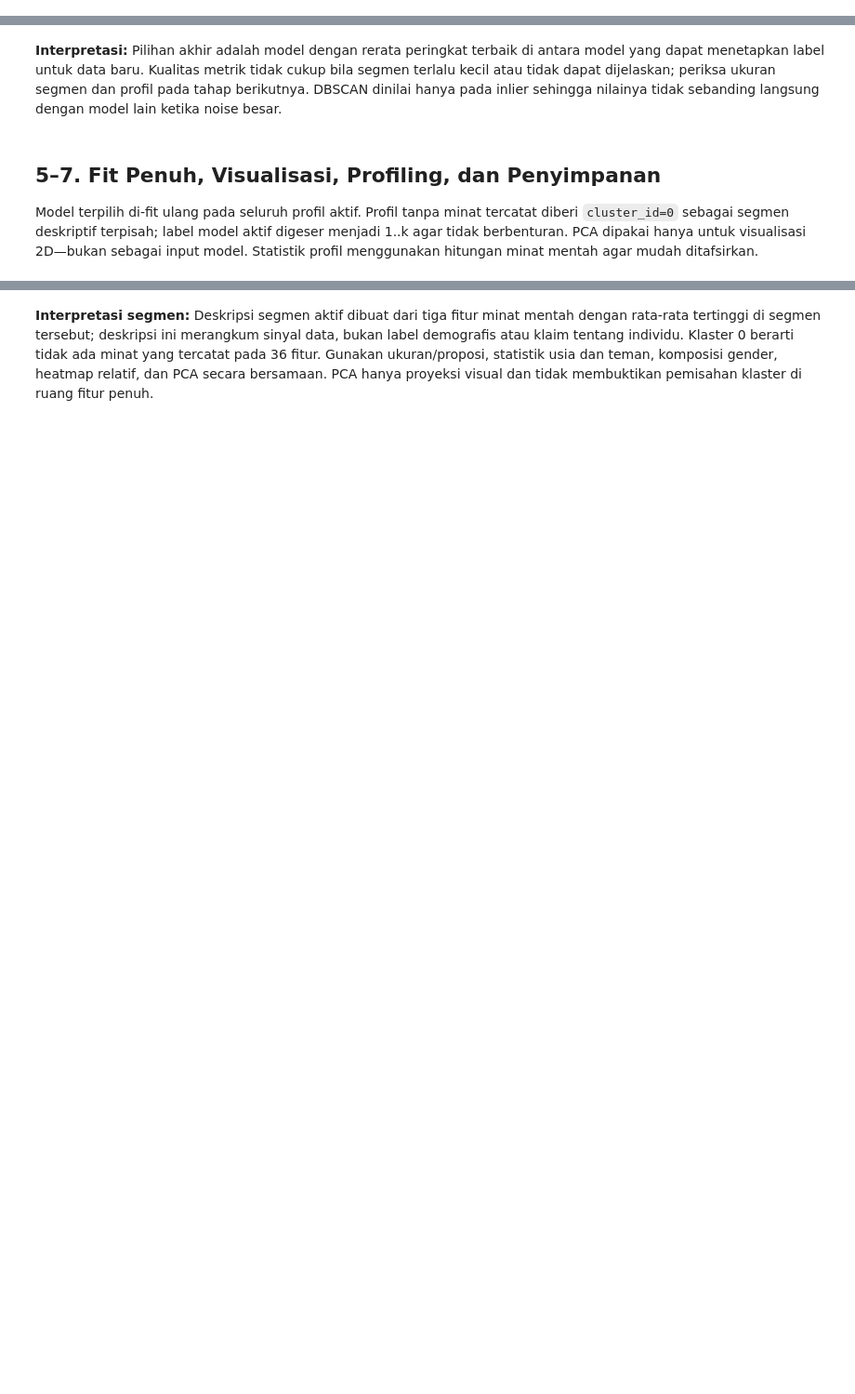
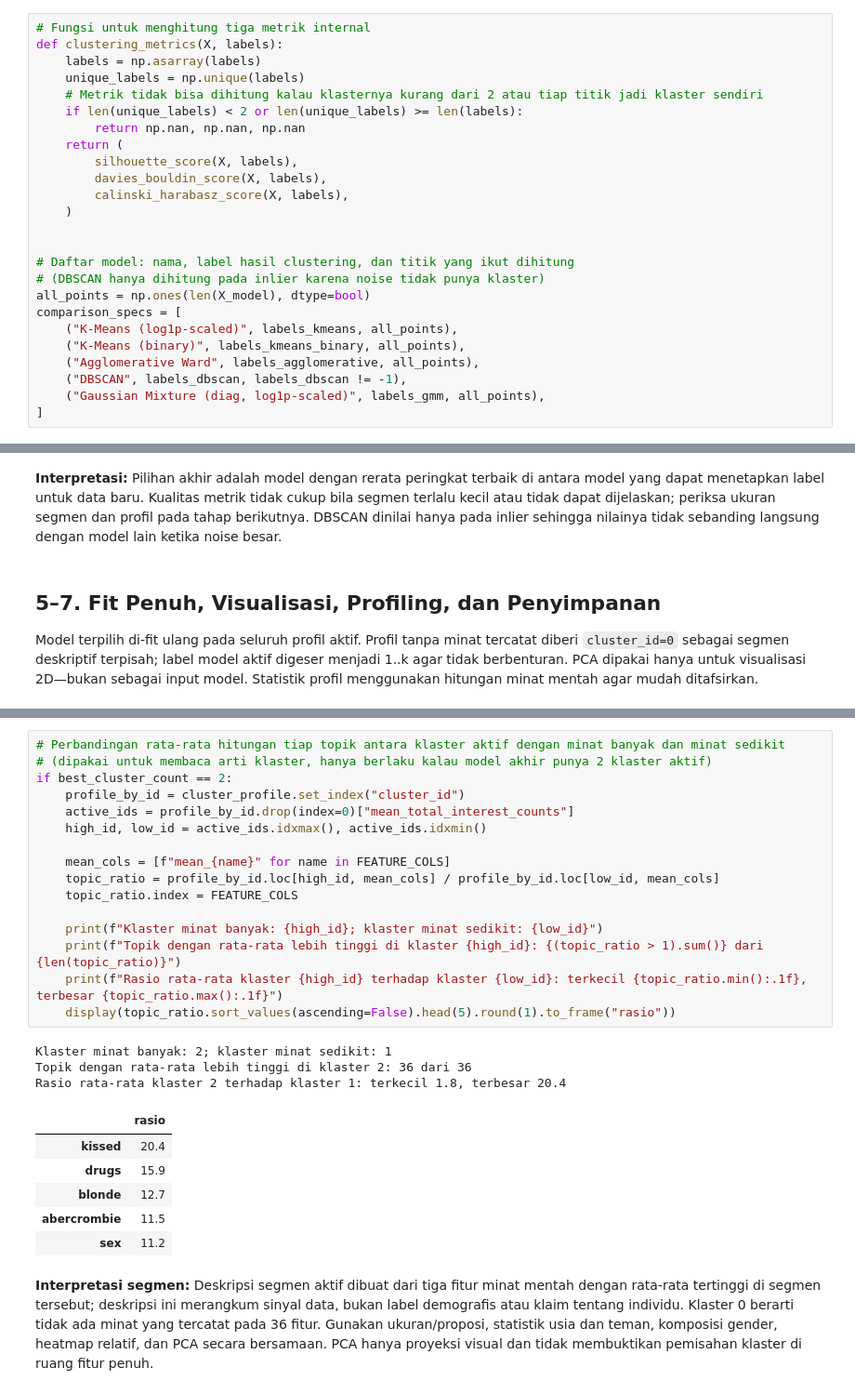
Before and after one commit to Michaelatj/Student-Social-Profile-Segmentation-Using-Clustering, a Jupyter notebook: notebooks/model_development.ipynb, the cells around one changed output, grey strips where cells are left out. Shown at 93% size. Saved outputs shown, nothing was run; the diff lists cells and outputs as text; blank space fills up the shorter version.

```diff
--- a/notebooks/model_development.ipynb
+++ b/notebooks/model_development.ipynb
@@ -240,4 +307,29 @@ Label DBSCAN: {-1: 2296, 0: 16, 1: 11, 2: 12, 3: 59, 4: 12, 5: 16, 6: 26, 7: 11,
 ## 4. Evaluasi dan Pemilihan Model
 
 Metrik dihitung pada hasil fit di sampel pembanding: Silhouette dan Calinski–Harabasz lebih tinggi umumnya lebih baik, Davies–Bouldin lebih rendah lebih baik. Baris DBSCAN dievaluasi hanya pada inlier dan menyertakan coverage/noise agar keterbatasan tersebut terlihat. Untuk pemilihan model yang akan memberi label ke seluruh data, K-Means dan GMM dirangking dari ketiga metrik; Agglomerative dan DBSCAN tetap menjadi pembanding eksploratif.
+# %%
+# Fungsi untuk menghitung tiga metrik internal
+def clustering_metrics(X, labels):
+    labels = np.asarray(labels)
+    unique_labels = np.unique(labels)
+    # Metrik tidak bisa dihitung kalau klasternya kurang dari 2 atau tiap titik jadi klaster sendiri
+    if len(unique_labels) < 2 or len(unique_labels) >= len(labels):
+        return np.nan, np.nan, np.nan
+    return (
+        silhouette_score(X, labels),
+        davies_bouldin_score(X, labels),
+        calinski_harabasz_score(X, labels),
+    )
+
+
+# Daftar model: nama, label hasil clustering, dan titik yang ikut dihitung
+# (DBSCAN hanya dihitung pada inlier karena noise tidak punya klaster)
+all_points = np.ones(len(X_model), dtype=bool)
+comparison_specs = [
+    ("K-Means (log1p-scaled)", labels_kmeans, all_points),
+    ("K-Means (binary)", labels_kmeans_binary, all_points),
+    ("Agglomerative Ward", labels_agglomerative, all_points),
+    ("DBSCAN", labels_dbscan, labels_dbscan != -1),
+    ("Gaussian Mixture (diag, log1p-scaled)", labels_gmm, all_points),
+]
 # %%
@@ -464,2 +577,28 @@ Ukuran klaster: {0: 1238, 1: 11523, 2: 2239}
+# %%
+# Perbandingan rata-rata hitungan tiap topik antara klaster aktif dengan minat banyak dan minat sedikit
+# (dipakai untuk membaca arti klaster, hanya berlaku kalau model akhir punya 2 klaster aktif)
+if best_cluster_count == 2:
+    profile_by_id = cluster_profile.set_index("cluster_id")
+    active_ids = profile_by_id.drop(index=0)["mean_total_interest_counts"]
+    high_id, low_id = active_ids.idxmax(), active_ids.idxmin()
+
+    mean_cols = [f"mean_{name}" for name in FEATURE_COLS]
+    topic_ratio = profile_by_id.loc[high_id, mean_cols] / profile_by_id.loc[low_id, mean_cols]
+    topic_ratio.index = FEATURE_COLS
+
+    print(f"Klaster minat banyak: {high_id}; klaster minat sedikit: {low_id}")
+    print(f"Topik dengan rata-rata lebih tinggi di klaster {high_id}: {(topic_ratio > 1).sum()} dari {len(topic_ratio)}")
+    print(f"Rasio rata-rata klaster {high_id} terhadap klaster {low_id}: terkecil {topic_ratio.min():.1f}, terbesar {topic_ratio.max():.1f}")
+    display(topic_ratio.sort_values(ascending=False).head(5).round(1).to_frame("rasio"))
+# %% [output]
+Klaster minat banyak: 2; klaster minat sedikit: 1
+Topik dengan rata-rata lebih tinggi di klaster 2: 36 dari 36
+Rasio rata-rata klaster 2 terhadap klaster 1: terkecil 1.8, terbesar 20.4
+|  | rasio |
+| kissed | 20.4 |
+| drugs | 15.9 |
+| blonde | 12.7 |
+| abercrombie | 11.5 |
+| sex | 11.2 |
 # %% [markdown]
 **Interpretasi segmen:** Deskripsi segmen aktif dibuat dari tiga fitur minat mentah dengan rata-rata tertinggi di segmen tersebut; deskripsi ini merangkum sinyal data, bukan label demografis atau klaim tentang individu. Klaster 0 berarti tidak ada minat yang tercatat pada 36 fitur. Gunakan ukuran/proposi, statistik usia dan teman, komposisi gender, heatmap relatif, dan PCA secara bersamaan. PCA hanya proyeksi visual dan tidak membuktikan pemisahan klaster di ruang fitur penuh.
```
Also changed, not shown: parts of 36 cells of this notebook, 35 other files.
